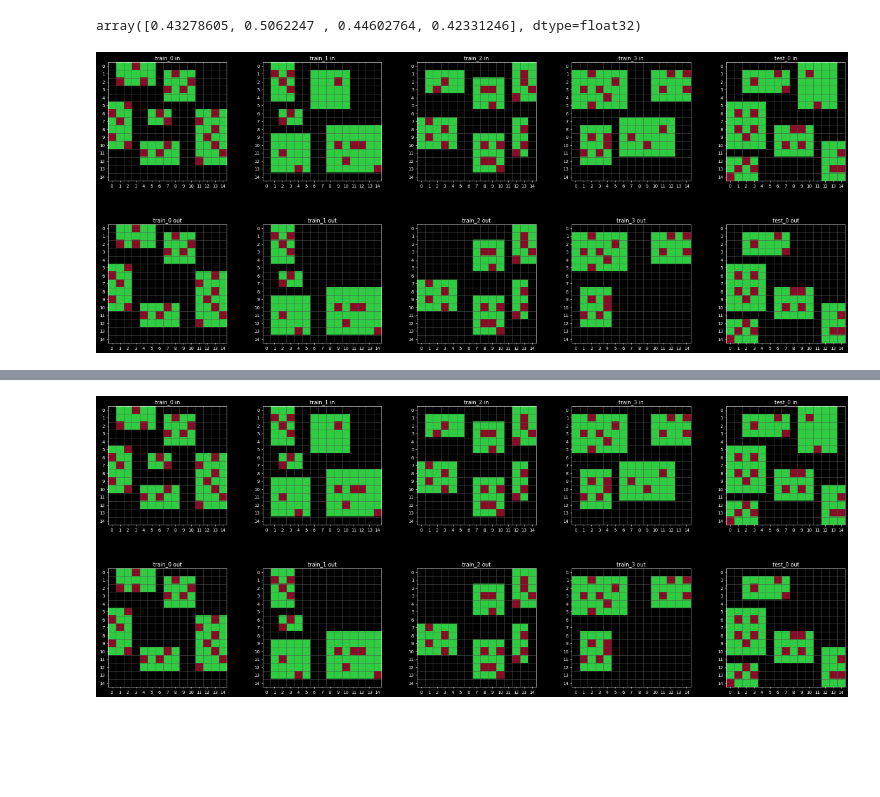
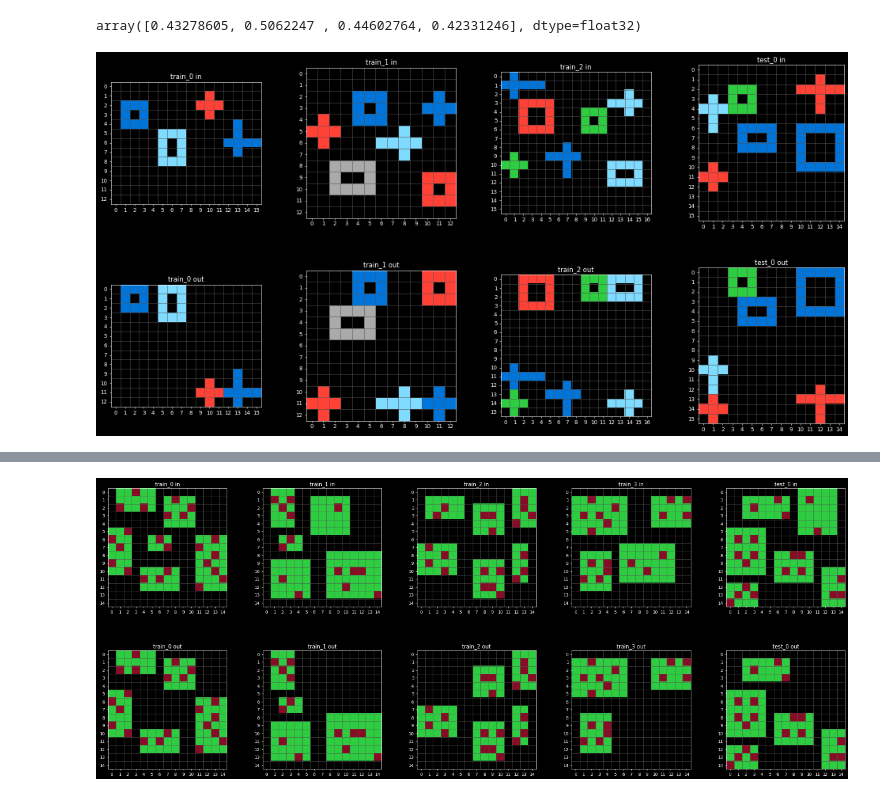
Before and after one commit to carbonati/kaggle-arc, a Jupyter notebook: notebooks/graphs.ipynb, the cells around one changed output, grey strips where cells are left out. Saved outputs shown, nothing was run; the diff lists cells and outputs as text; code cells hidden in the pictures; blank space fills up the shorter version.

```diff
--- a/notebooks/graphs.ipynb
+++ b/notebooks/graphs.ipynb
@@ -2337,7 +2307,7 @@ input_counts = [frequency(x, symbol) for x in self.inputs]
 # %%
-task_id = '54db823b'
+task_id = 'ac2e8ecf'
 task = Task(id_to_filepath[task_id])
 objs = task.nbrs[0][0]
 task.plot()
 # %% [output]
-[figure, old version]
+[figure, new version]
```
Also changed, not shown: parts of 56 cells of this notebook.
